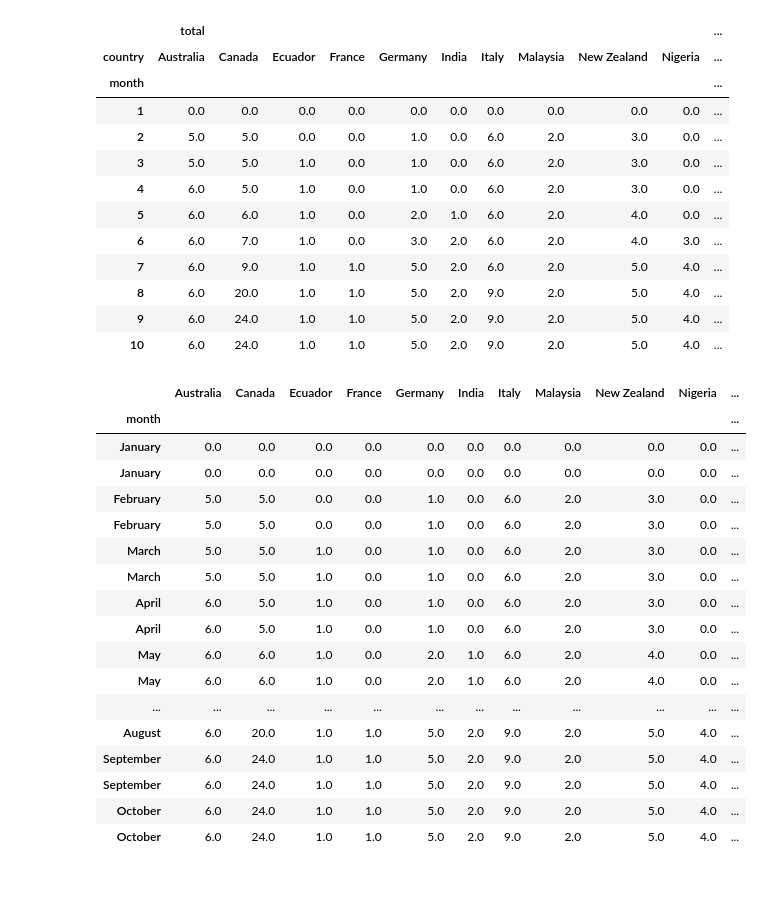
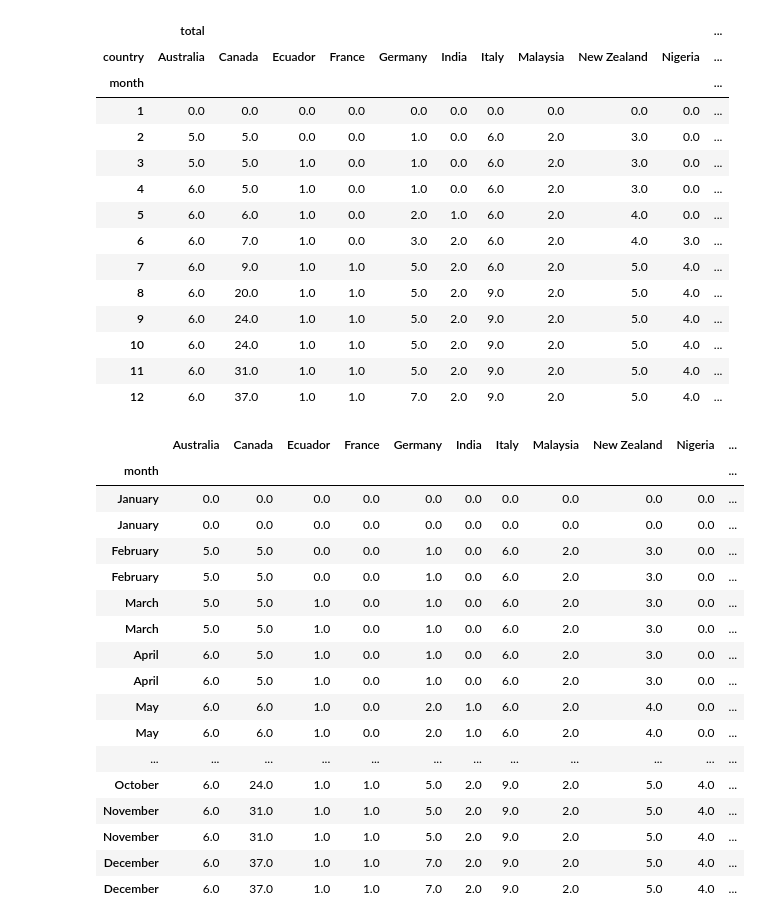
Before and after one commit to educatorsRlearners/podrevday, a Jupyter notebook: analysis.ipynb, the cells around one changed output. Cells and saved outputs as stored; diff of their text form; code cells hidden in the pictures; blank space fills up the shorter version.

```diff
--- a/analysis.ipynb
+++ b/analysis.ipynb
@@ -4,7 +4,7 @@ import numpy as np
 import matplotlib.pyplot as plt
 import bar_chart_race as bcr
 # %%
-df_full = pd.read_csv('data/tweets_users_october.csv', parse_dates=['date'])
+df_full = pd.read_csv('data/tweets_users_dec.csv', parse_dates=['date'])
 df_user = pd.read_csv('data/user_data.csv')
 # %%
 df_full['month'] = df_full['date'].dt.month
@@ -170,6 +172,8 @@ table_wide
 | 8 | 6.0 | 20.0 | 1.0 | 1.0 | 5.0 | 2.0 | 9.0 | 2.0 | 5.0 | 4.0 | ... |
 | 9 | 6.0 | 24.0 | 1.0 | 1.0 | 5.0 | 2.0 | 9.0 | 2.0 | 5.0 | 4.0 | ... |
 | 10 | 6.0 | 24.0 | 1.0 | 1.0 | 5.0 | 2.0 | 9.0 | 2.0 | 5.0 | 4.0 | ... |
+| 11 | 6.0 | 31.0 | 1.0 | 1.0 | 5.0 | 2.0 | 9.0 | 2.0 | 5.0 | 4.0 | ... |
+| 12 | 6.0 | 37.0 | 1.0 | 1.0 | 7.0 | 2.0 | 9.0 | 2.0 | 5.0 | 4.0 | ... |
 # %%
 original_names = table_wide.columns
 _ , country_names = zip(*original_names)
@@ -178,31 +182,31 @@ table_wide.columns = country_names
 table_wide = pd.concat([table_wide]*2)
 table_wide.sort_index(inplace=True)
 # %%
-mon_num = list(range(1,11))
-mon_names = ['January','February', 'March', 'April', 'May', 'June', 'July', 'August', 'September', 'October']
+mon_num = list(range(1,13))
+mon_names = ['January','February', 'March', 'April', 'May', 'June', 'July', 'August', 'September', 'October', 'November', 'December']
 
 months_dic = dict(zip(mon_num, mon_names))
 table_wide.rename(index=months_dic, inplace=True)
 table_wide
 # %% [output]
 |  | Australia | Canada | Ecuador | France | Germany | India | Italy | Malaysia | New Zealand | Nigeria | ... |
 | month |  |  |  |  |  |  |  |  |  |  | ... |
 | January | 0.0 | 0.0 | 0.0 | 0.0 | 0.0 | 0.0 | 0.0 | 0.0 | 0.0 | 0.0 | ... |
 | January | 0.0 | 0.0 | 0.0 | 0.0 | 0.0 | 0.0 | 0.0 | 0.0 | 0.0 | 0.0 | ... |
 | February | 5.0 | 5.0 | 0.0 | 0.0 | 1.0 | 0.0 | 6.0 | 2.0 | 3.0 | 0.0 | ... |
 | February | 5.0 | 5.0 | 0.0 | 0.0 | 1.0 | 0.0 | 6.0 | 2.0 | 3.0 | 0.0 | ... |
 | March | 5.0 | 5.0 | 1.0 | 0.0 | 1.0 | 0.0 | 6.0 | 2.0 | 3.0 | 0.0 | ... |
 | March | 5.0 | 5.0 | 1.0 | 0.0 | 1.0 | 0.0 | 6.0 | 2.0 | 3.0 | 0.0 | ... |
 | April | 6.0 | 5.0 | 1.0 | 0.0 | 1.0 | 0.0 | 6.0 | 2.0 | 3.0 | 0.0 | ... |
 | April | 6.0 | 5.0 | 1.0 | 0.0 | 1.0 | 0.0 | 6.0 | 2.0 | 3.0 | 0.0 | ... |
 | May | 6.0 | 6.0 | 1.0 | 0.0 | 2.0 | 1.0 | 6.0 | 2.0 | 4.0 | 0.0 | ... |
 | May | 6.0 | 6.0 | 1.0 | 0.0 | 2.0 | 1.0 | 6.0 | 2.0 | 4.0 | 0.0 | ... |
 | ... | ... | ... | ... | ... | ... | ... | ... | ... | ... | ... | ... |
-| August | 6.0 | 20.0 | 1.0 | 1.0 | 5.0 | 2.0 | 9.0 | 2.0 | 5.0 | 4.0 | ... |
-| September | 6.0 | 24.0 | 1.0 | 1.0 | 5.0 | 2.0 | 9.0 | 2.0 | 5.0 | 4.0 | ... |
-| September | 6.0 | 24.0 | 1.0 | 1.0 | 5.0 | 2.0 | 9.0 | 2.0 | 5.0 | 4.0 | ... |
 | October | 6.0 | 24.0 | 1.0 | 1.0 | 5.0 | 2.0 | 9.0 | 2.0 | 5.0 | 4.0 | ... |
-| October | 6.0 | 24.0 | 1.0 | 1.0 | 5.0 | 2.0 | 9.0 | 2.0 | 5.0 | 4.0 | ... |
+| November | 6.0 | 31.0 | 1.0 | 1.0 | 5.0 | 2.0 | 9.0 | 2.0 | 5.0 | 4.0 | ... |
+| November | 6.0 | 31.0 | 1.0 | 1.0 | 5.0 | 2.0 | 9.0 | 2.0 | 5.0 | 4.0 | ... |
+| December | 6.0 | 37.0 | 1.0 | 1.0 | 7.0 | 2.0 | 9.0 | 2.0 | 5.0 | 4.0 | ... |
+| December | 6.0 | 37.0 | 1.0 | 1.0 | 7.0 | 2.0 | 9.0 | 2.0 | 5.0 | 4.0 | ... |
 # %%
 bcr.bar_chart_race(df=table_wide,
                    period_length=500,
```
Also changed, not shown: parts of 12 cells of this notebook, 12 other files.
